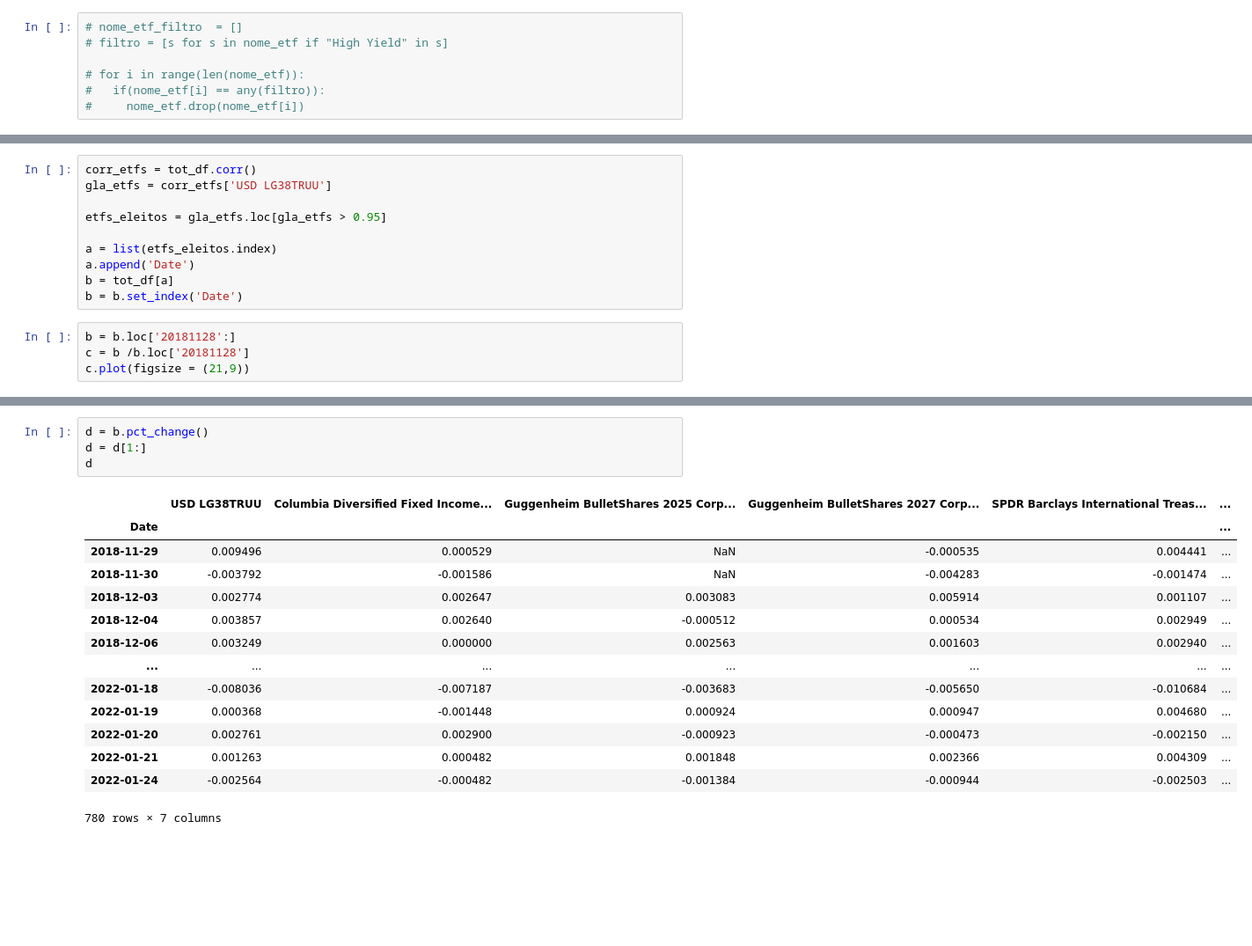
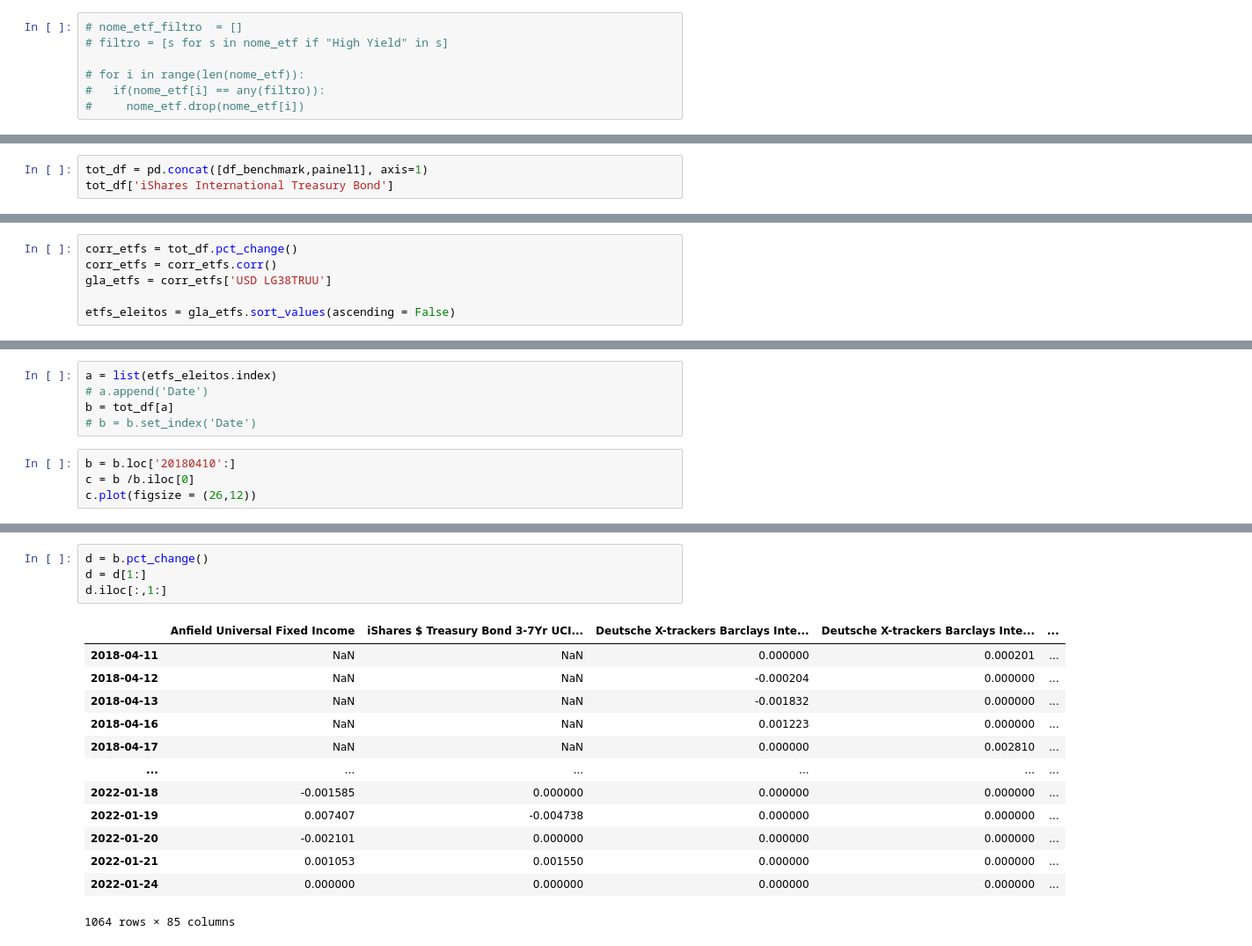
Before and after one commit to Edu-Moreira/Estudos-de-Python, a Jupyter notebook: Comparação_ETFs v1.01.ipynb, the cells around one changed output, grey strips where cells are left out. Shown at 88% size. Cells and saved outputs as stored; diff of their text form; blank space fills up the shorter version.

```diff
--- a/Comparação_ETFs v1.01.ipynb
+++ b/Comparação_ETFs v1.01.ipynb
@@ -197,0 +164,3 @@ NameError: ignored
+# %%
+tot_df = pd.concat([df_benchmark,painel1], axis=1)
+tot_df['iShares International Treasury Bond']
@@ -197,0 +181,6 @@ NameError: ignored
+# %%
+corr_etfs = tot_df.pct_change()
+corr_etfs = corr_etfs.corr()
+gla_etfs = corr_etfs['USD LG38TRUU']
+
+etfs_eleitos = gla_etfs.sort_values(ascending = False)
@@ -198,16 +205,11 @@ NameError: ignored
 # %%
-corr_etfs = tot_df.corr()
-gla_etfs = corr_etfs['USD LG38TRUU']
-
-etfs_eleitos = gla_etfs.loc[gla_etfs > 0.95]
-
 a = list(etfs_eleitos.index)
-a.append('Date')
+# a.append('Date')
 b = tot_df[a]
-b = b.set_index('Date')
+# b = b.set_index('Date')
 # %%
-b = b.loc['20181128':]
-c = b /b.loc['20181128']
-c.plot(figsize = (21,9))
+b = b.loc['20180410':]
+c = b /b.iloc[0]
+c.plot(figsize = (26,12))
 # %% [output]
 <matplotlib.axes._subplots.AxesSubplot at 0x...>
@@ -218,19 +228,18 @@ c.plot(figsize = (21,9))
 # %%
 d = b.pct_change()
 d = d[1:]
-d
+d.iloc[:,1:]
 # %% [output]
-|  | USD LG38TRUU | Columbia Diversified Fixed Income... | Guggenheim BulletShares 2025 Corp... | Guggenheim BulletShares 2027 Corp... | SPDR Barclays International Treas... | ... |
-| Date |  |  |  |  |  | ... |
-| 2018-11-29 | 0.009496 | 0.000529 | NaN | -0.000535 | 0.004441 | ... |
-| 2018-11-30 | -0.003792 | -0.001586 | NaN | -0.004283 | -0.001474 | ... |
-| 2018-12-03 | 0.002774 | 0.002647 | 0.003083 | 0.005914 | 0.001107 | ... |
-| 2018-12-04 | 0.003857 | 0.002640 | -0.000512 | 0.000534 | 0.002949 | ... |
-| 2018-12-06 | 0.003249 | 0.000000 | 0.002563 | 0.001603 | 0.002940 | ... |
-| ... | ... | ... | ... | ... | ... | ... |
-| 2022-01-18 | -0.008036 | -0.007187 | -0.003683 | -0.005650 | -0.010684 | ... |
-| 2022-01-19 | 0.000368 | -0.001448 | 0.000924 | 0.000947 | 0.004680 | ... |
-| 2022-01-20 | 0.002761 | 0.002900 | -0.000923 | -0.000473 | -0.002150 | ... |
-| 2022-01-21 | 0.001263 | 0.000482 | 0.001848 | 0.002366 | 0.004309 | ... |
-| 2022-01-24 | -0.002564 | -0.000482 | -0.001384 | -0.000944 | -0.002503 | ... |
+|  | Anfield Universal Fixed Income | iShares $ Treasury Bond 3-7Yr UCI... | Deutsche X-trackers Barclays Inte... | Deutsche X-trackers Barclays Inte... | ... |
+| 2018-04-11 | NaN | NaN | 0.000000 | 0.000201 | ... |
+| 2018-04-12 | NaN | NaN | -0.000204 | 0.000000 | ... |
+| 2018-04-13 | NaN | NaN | -0.001832 | 0.000000 | ... |
+| 2018-04-16 | NaN | NaN | 0.001223 | 0.000000 | ... |
+| 2018-04-17 | NaN | NaN | 0.000000 | 0.002810 | ... |
+| ... | ... | ... | ... | ... | ... |
+| 2022-01-18 | -0.001585 | 0.000000 | 0.000000 | 0.000000 | ... |
+| 2022-01-19 | 0.007407 | -0.004738 | 0.000000 | 0.000000 | ... |
+| 2022-01-20 | -0.002101 | 0.000000 | 0.000000 | 0.000000 | ... |
+| 2022-01-21 | 0.001053 | 0.001550 | 0.000000 | 0.000000 | ... |
+| 2022-01-24 | 0.000000 | 0.000000 | 0.000000 | 0.000000 | ... |
-780 rows × 7 columns
+1064 rows × 85 columns
```
Also changed, not shown: parts of 27 cells of this notebook.
